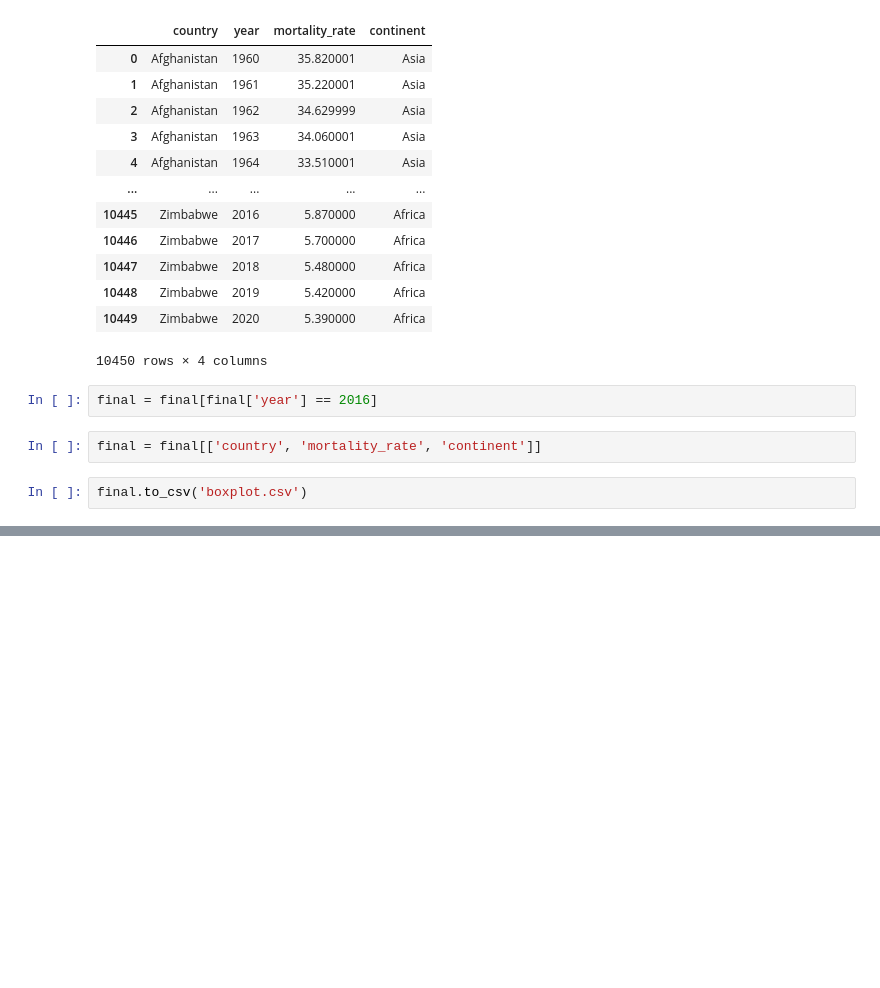
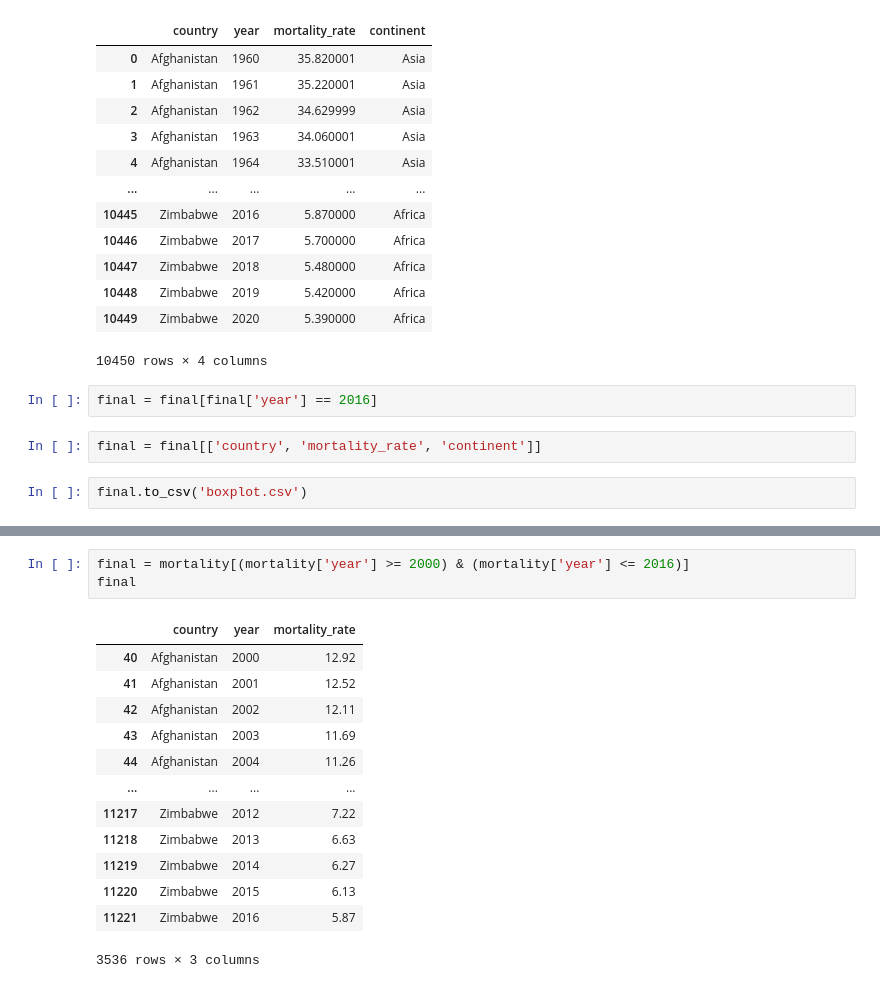
Before and after one commit to ongdisheng/FIT3179, a Jupyter notebook: project2/data/preprocess.ipynb, the cells around one changed output, grey strips where cells are left out. Cells and saved outputs as stored; diff of their text form; blank space fills up the shorter version.

```diff
--- a/project2/data/preprocess.ipynb
+++ b/project2/data/preprocess.ipynb
@@ -1041,0 +1083,17 @@ final.to_csv()
+# %%
+final = mortality[(mortality['year'] >= 2000) & (mortality['year'] <= 2016)]
+final
+# %% [output]
+|  | country | year | mortality_rate |
+| 40 | Afghanistan | 2000 | 12.92 |
+| 41 | Afghanistan | 2001 | 12.52 |
+| 42 | Afghanistan | 2002 | 12.11 |
+| 43 | Afghanistan | 2003 | 11.69 |
+| 44 | Afghanistan | 2004 | 11.26 |
+| ... | ... | ... | ... |
+| 11217 | Zimbabwe | 2012 | 7.22 |
+| 11218 | Zimbabwe | 2013 | 6.63 |
+| 11219 | Zimbabwe | 2014 | 6.27 |
+| 11220 | Zimbabwe | 2015 | 6.13 |
+| 11221 | Zimbabwe | 2016 | 5.87 |
+3536 rows × 3 columns
```
Also changed, not shown: parts of 25 cells of this notebook.
